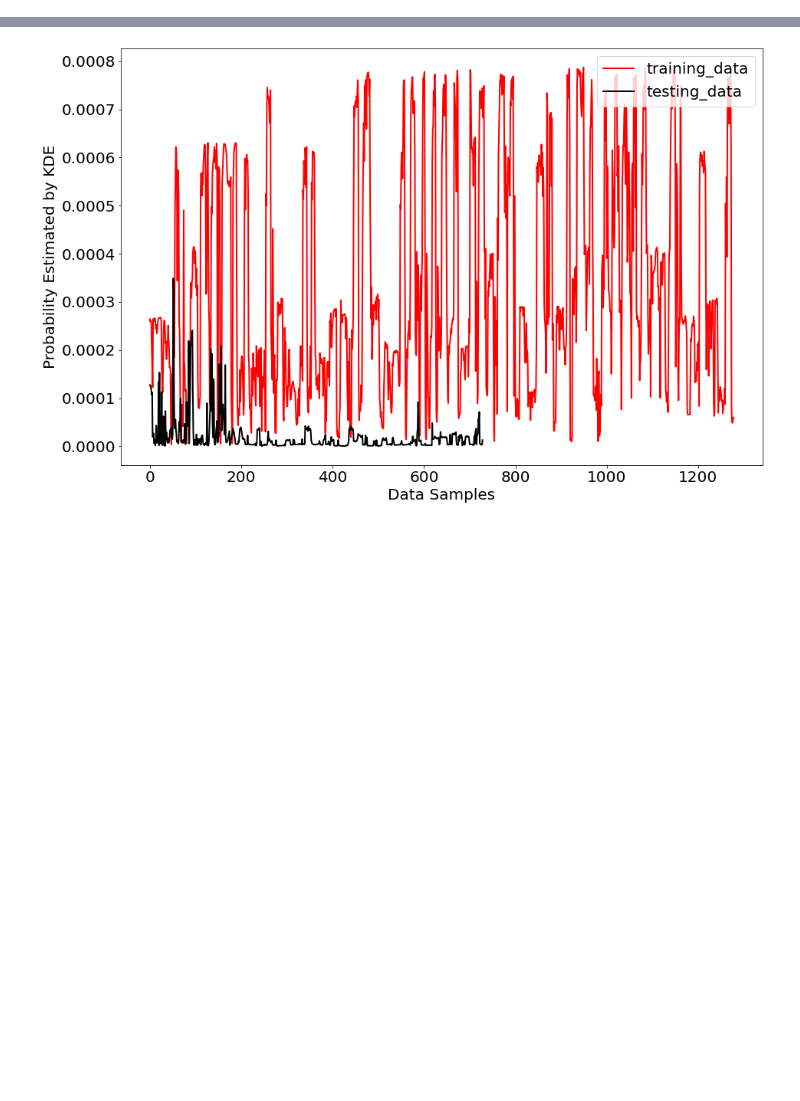
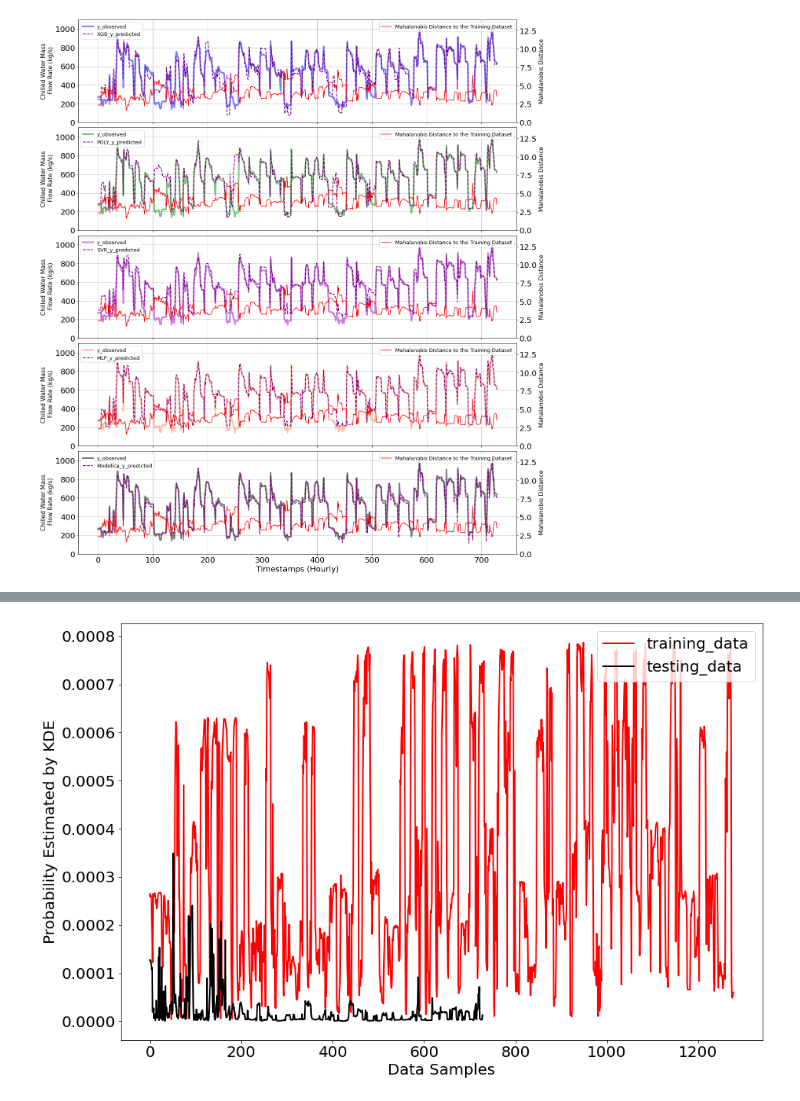
Before and after one commit to zhangzhizza/HydraulicCalibration, a Jupyter notebook: projects/nb_vw_2/datadriven/result_processing.ipynb, the cells around one changed output, grey strips where cells are left out. Saved outputs shown, nothing was run; the diff lists cells and outputs as text; code cells hidden in the pictures; blank space fills up the shorter version.

```diff
--- a/projects/nb_vw_2/datadriven/result_processing.ipynb
+++ b/projects/nb_vw_2/datadriven/result_processing.ipynb
@@ -211,0 +308,86 @@ NMBE: 3.2%
+# %%
+fig, axs = plt.subplots(5, 1, figsize = (20,25))
+axs[0].plot(xgb_test_df['Fcw_yobse'].values, color = 'b',
+                linewidth = 4, label = 'y_observed',  alpha = 0.5)
+axs[0].plot(xgb_test_df['Fcw_ypred'].values, color = 'purple',
+                linestyle = '--', label = f'XGB_y_predicted',linewidth = 2)
+axs0_2 = axs[0].twinx()
+axs0_2.plot(mahalanobis, color = 'red',
+                linestyle = '-', label = f'Mahalanobis Distance to the Training Dataset')
+axs[0].legend(loc='upper left', fontsize = 13)
+axs0_2.legend(loc='upper right', fontsize = 13)
+axs[0].set_ylabel('Chilled Water Mass\n Flow Rate (kg/s)', fontsize = 15)
+axs0_2.set_ylabel('Mahalanobis Distance', fontsize = 15)
+test_y_max = 100*(1+max(xgb_test_df['Fcw_yobse'])//100)
+axs[0].set_ylim([0, test_y_max])
+axs0_2.set_ylim([0, 14])
+axs[0].grid()
+axs[0].set_xticklabels([])
+
+
+axs[1].plot(poly_test_df['Fcw_yobse'].values, color = 'green',
+                linewidth = 4, label = 'y_observed',  alpha = 0.5)
+axs[1].plot(poly_test_df['Fcw_ypred'].values, color = 'purple',
+                linestyle = '--', label = f'POLY_y_predicted', linewidth = 2)
+axs1_2 = axs[1].twinx()
+axs1_2.plot(mahalanobis, color = 'red',
+                linestyle = '-', label = f'Mahalanobis Distance to the Training Dataset')
+axs[1].legend(loc='upper left', fontsize = 13)
+axs1_2.legend(loc='upper right', fontsize = 13)
+axs[1].set_ylabel('Chilled Water Mass\n Flow Rate (kg/s)', fontsize = 15)
+axs1_2.set_ylabel('Mahalanobis Distance', fontsize = 15)
+axs[1].set_ylim([0, test_y_max])
+axs1_2.set_ylim([0, 14])
+axs[1].grid()
+axs[1].set_xticklabels([])
+
+axs[2].plot(svr_test_df['Fcw_yobse'].values, color = 'darkviolet',
+                linewidth = 4, label = 'y_observed',  alpha = 0.5)
+axs[2].plot(svr_test_df['Fcw_ypred'].values, color = 'purple',
+                linestyle = '--', label = f'SVR_y_predicted', linewidth = 2)
+axs2_2 = axs[2].twinx()
+axs2_2.plot(mahalanobis, color = 'red',
+                linestyle = '-', label = f'Mahalanobis Distance to the Training Dataset')
+axs[2].legend(loc='upper left', fontsize = 13)
+axs2_2.legend(loc='upper right', fontsize = 13)
+axs[2].set_ylabel('Chilled Water Mass\n Flow Rate (kg/s)', fontsize = 15)
+axs2_2.set_ylabel('Mahalanobis Distance', fontsize = 15)
+axs[2].set_ylim([0, test_y_max])
+axs2_2.set_ylim([0, 14])
+axs[2].grid()
+axs[2].set_xticklabels([])
+
+axs[3].plot(mlp_test_df['Fcw_yobse'].values, color = 'coral',
+                linewidth = 4, label = 'y_observed',  alpha = 0.5)
+axs[3].plot(mlp_test_df['Fcw_ypred'].values, color = 'purple',
+                linestyle = '--', label = f'MLP_y_predicted', linewidth = 2)
+axs3_2 = axs[3].twinx()
+axs3_2.plot(mahalanobis, color = 'red',
+                linestyle = '-', label = f'Mahalanobis Distance to the Training Dataset')
+axs[3].legend(loc='upper left', fontsize = 13)
+axs3_2.legend(loc='upper right', fontsize = 13)
+axs[3].set_ylabel('Chilled Water Mass\n Flow Rate (kg/s)', fontsize = 15)
+axs3_2.set_ylabel('Mahalanobis Distance', fontsize = 15)
+axs[3].set_ylim([0, test_y_max])
+axs3_2.set_ylim([0, 14])
+axs[3].grid()
+axs[3].set_xticklabels([])
+
+axs[4].plot(mo_test_df['Fcw_yobse'].values, color = 'k',
+                linewidth = 4, label = 'y_observed', alpha = 0.5)
+axs[4].plot(mo_test_df['Fcw_ypred'].values, color = 'purple',
+                linestyle = '--', label = f'Modelica_y_predicted', linewidth = 2)
+axs4_2 = axs[4].twinx()
+axs4_2.plot(mahalanobis, color = 'red',
+                linestyle = '-', label = f'Mahalanobis Distance to the Training Dataset')
+axs[4].legend(loc='upper left', fontsize = 13)
+axs4_2.legend(loc='upper right', fontsize = 13)
+axs[4].set_ylabel('Chilled Water Mass\n Flow Rate (kg/s)', fontsize = 15)
+axs4_2.set_ylabel('Mahalanobis Distance', fontsize = 15)
+axs[4].set_ylim([0, test_y_max])
+axs4_2.set_ylim([0, 14])
+axs[4].set_xlabel('Timestamps (Hourly)')
+axs[4].grid()
+plt.subplots_adjust(wspace=0.15, hspace=0.05)
+# %% [output]
+[figure, added]
```
Also changed, not shown: parts of 27 cells of this notebook.
